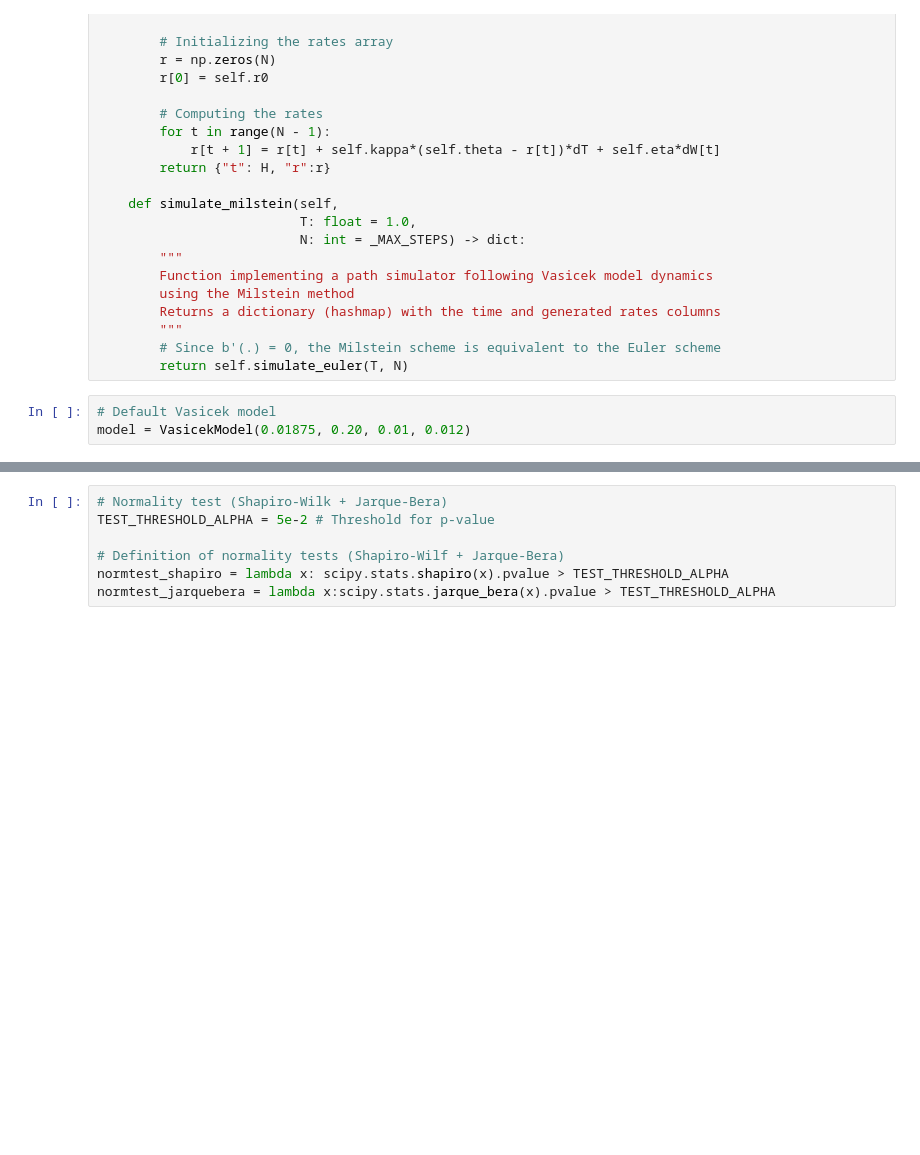
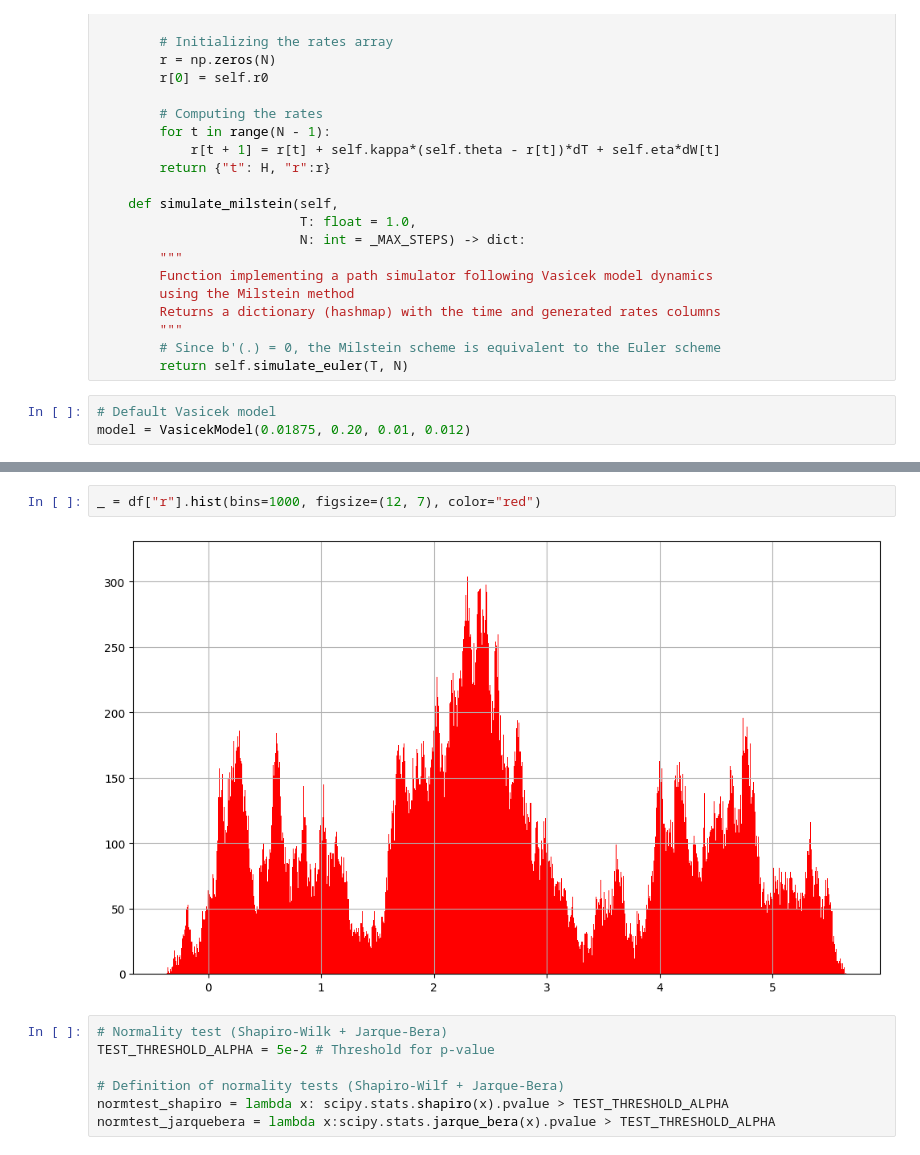
Before and after one commit to lcsrodriguez/CuttingEdge-Milliman, a Jupyter notebook: main.ipynb, the cells around one changed output, grey strips where cells are left out. Drawn from its saved outputs; the diff is of its cells as text; blank space fills up the shorter version.

```diff
--- a/main.ipynb
+++ b/main.ipynb
@@ -170,3 +173,7 @@ _ = plt.title(f"Simulation of {NB_TRAJECTORIES} paths of Vasicek model\n{model.g
+# %%
+_ = df["r"].hist(bins=1000, figsize=(12, 7), color="red")
+# %% [output]
+[figure, added]
 # %%
 # Normality test (Shapiro-Wilk + Jarque-Bera)
 TEST_THRESHOLD_ALPHA = 5e-2 # Threshold for p-value
```
Also changed, not shown: parts of 24 cells of this notebook.
